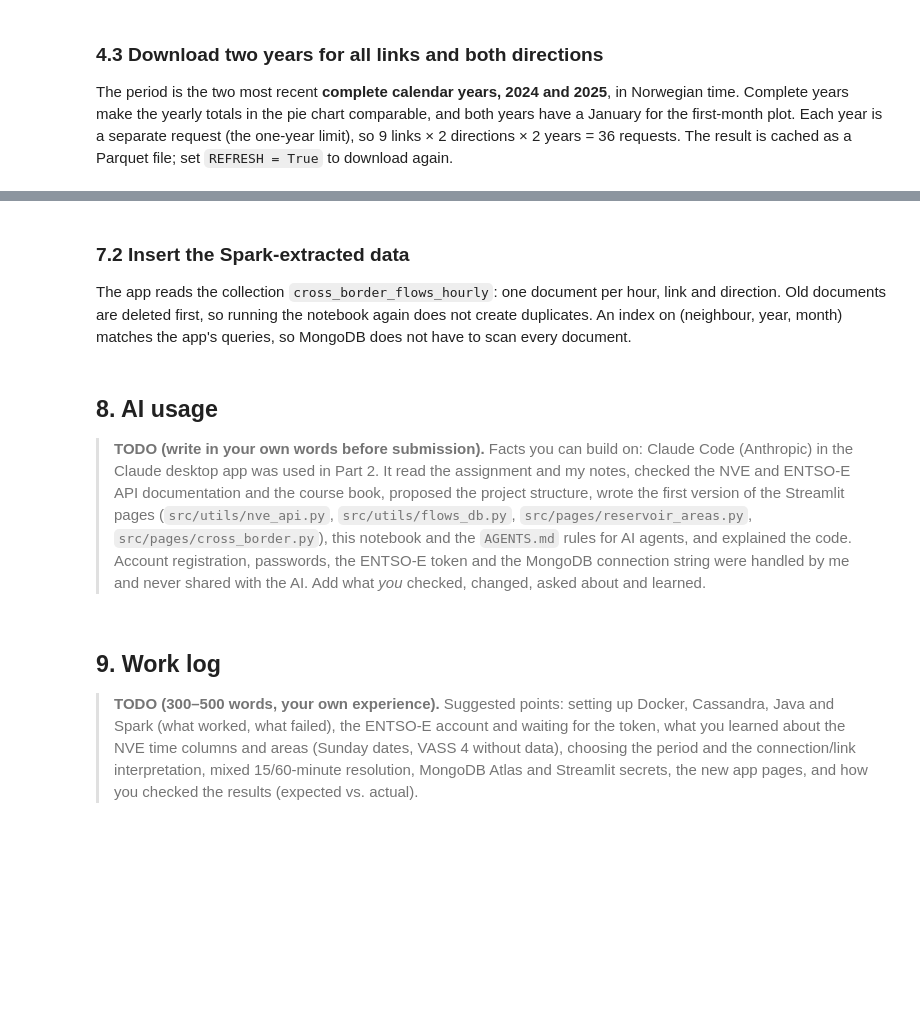
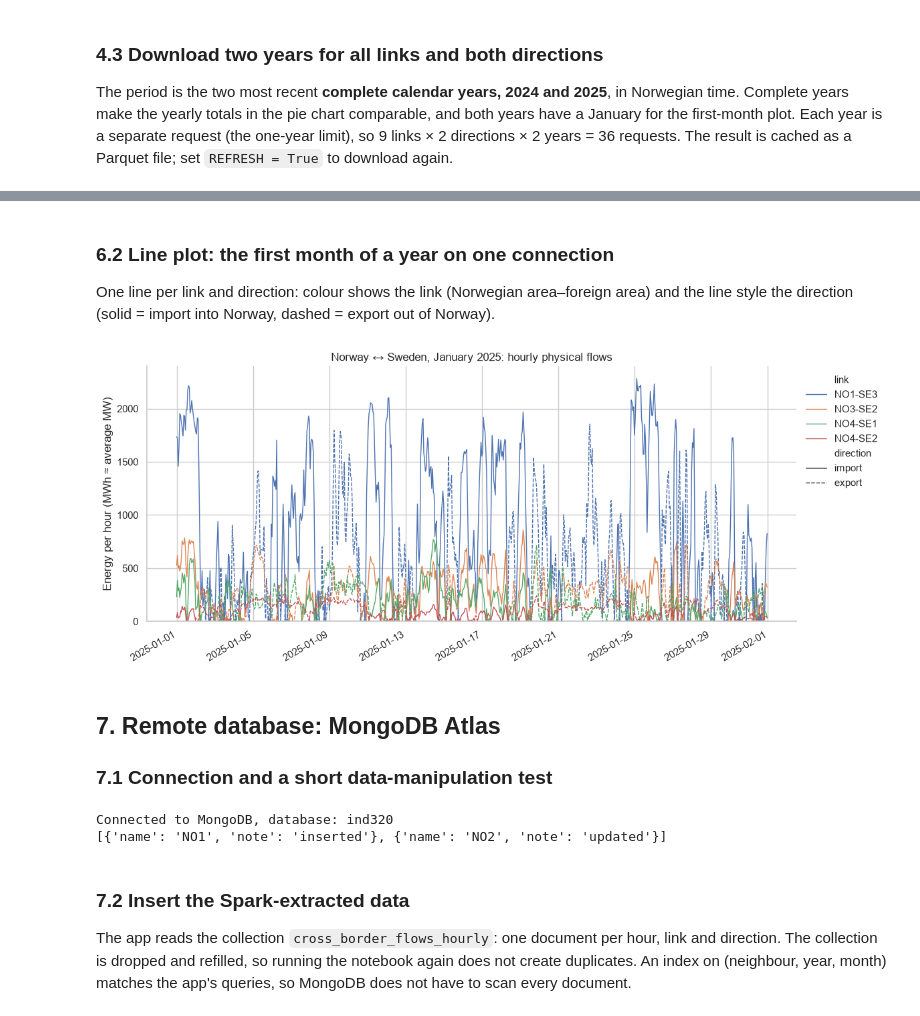
Before and after one commit to yaksh-git/ind320-dashboard-basics-yaksh-git, a Jupyter notebook: notebooks/ind320_part2.ipynb, the cells around one changed output, grey strips where cells are left out. Drawn from its saved outputs; the diff is of its cells as text; code cells hidden in the pictures; blank space fills up the shorter version.

```diff
--- a/notebooks/ind320_part2.ipynb
+++ b/notebooks/ind320_part2.ipynb
@@ -329,6 +380,7 @@ spark = (SparkSession.builder.appName('IND320-Part2')
          # Apache Arrow makes pandas <-> Spark conversion much faster for large tables.
          .config('spark.sql.execution.arrow.pyspark.enabled', 'true')
          .config('spark.driver.memory', '4g')
+         .config('spark.ui.showConsoleProgress', 'false')  # no progress bars in the output
          .getOrCreate())
 spark.sparkContext.setLogLevel('ERROR')  # Hide routine INFO/WARN messages.
 print('Spark', spark.version, '| Java', os.environ.get('JAVA_HOME', 'from PATH'))
@@ -603,20 +786,22 @@ test.drop()
 # %% [markdown]
-### 7.2 Insert the Spark-extracted data
+### 6.2 Line plot: the first month of a year on one connection
 
-The app reads the collection `cross_border_flows_hourly`: one document per hour, link and direction. Old documents
-are deleted first, so running the notebook again does not create duplicates. An index on
-(neighbour, year, month) matches the app's queries, so MongoDB does not have to scan every document.
+One line per link and direction: colour shows the link (Norwegian area–foreign area) and the line style the
+direction (solid = import into Norway, dashed = export out of Norway).
 # %%
-collection = database['cross_border_flows_hourly']
+january = hourly_pdf.loc[(hourly_pdf['neighbour'] == CHOSEN_NEIGHBOUR) & (hourly_pdf['year'] == CHOSEN_YEAR)
+                         & (hourly_pdf['month'] == 1)].copy()
+january['local_time'] = january['time'].dt.tz_convert('Europe/Oslo')
 
-# BSON needs plain Python types: datetime (UTC) for time and int/float for the numbers.
-documents = hourly_pdf.assign(time=hourly_pdf['time'].dt.tz_convert('UTC').dt.tz_localize(None))
-documents = documents.astype({'year': int, 'month': int, 'energy_mwh': float})
-records = documents.to_dict('records')
-
-collection.delete_many({})
-for first in range(0, len(records), 20_000):  # moderate batches for the free cluster
-    collection.insert_many(records[first:first + 20_000], ordered=False)
-collection.create_index([('neighbour', ASCENDING), ('year', ASCENDING), ('month', ASCENDING)])
-print(f'Documents in MongoDB: {collection.count_documents({}):,}')
-print(collection.find_one({}, {'_id': 0}))
+fig, ax = plt.subplots(figsize=(12, 5))
+sns.lineplot(data=january, x='local_time', y='energy_mwh', hue='link', style='direction',
+             style_order=['import', 'export'], estimator=None, errorbar=None, linewidth=1, ax=ax)
+ax.set(title=f'Norway ↔ {CHOSEN_NEIGHBOUR}, January {CHOSEN_YEAR}: hourly physical flows',
+       xlabel='', ylabel='Energy per hour (MWh ≈ average MW)')
+ax.set_ylim(bottom=0)
+ax.legend(loc='upper left', bbox_to_anchor=(1.0, 1.0), frameon=False)
+sns.despine()
+fig.autofmt_xdate()
+fig.tight_layout(); plt.show()
+# %% [output]
+[figure, added]
@@ -631,23 +808,27 @@ for row in collection.aggregate(pipeline):
+# %% [markdown]
+## 7. Remote database: MongoDB Atlas
+
+### 7.1 Connection and a short data-manipulation test
 # %%
-# Release local resources when the work is done.
-spark.stop()
-cluster.shutdown()
-client.close()
+from pymongo import ASCENDING, MongoClient
+
+client = MongoClient(secrets['mongo']['uri'], serverSelectionTimeoutMS=10_000)
+client.admin.command('ping')  # Raises an error if the cluster cannot be reached.
+database = client[secrets['mongo'].get('database', 'ind320')]
+print('Connected to MongoDB, database:', database.name)
+
+# Insert, update, read and delete in a throw-away collection.
+test = database['connection_test']
+test.insert_many([{'name': 'NO1', 'note': 'inserted'}, {'name': 'NO2', 'note': 'inserted'}])
+test.update_one({'name': 'NO2'}, {'$set': {'note': 'updated'}})
+print(list(test.find({}, {'_id': 0})))
+test.drop()
+# %% [output]
+Connected to MongoDB, database: ind320
+[{'name': 'NO1', 'note': 'inserted'}, {'name': 'NO2', 'note': 'updated'}]
 # %% [markdown]
-## 8. AI usage
+### 7.2 Insert the Spark-extracted data
 
-> **TODO (write in your own words before submission).** Facts you can build on: Claude Code (Anthropic) in the Claude
-> desktop app was used in Part 2. It read the assignment and my notes, checked the NVE and ENTSO-E API documentation
-> and the course book, proposed the project structure, wrote the first version of the Streamlit pages
-> (`src/utils/nve_api.py`, `src/utils/flows_db.py`, `src/pages/reservoir_areas.py`, `src/pages/cross_border.py`), this
-> notebook and the `AGENTS.md` rules for AI agents, and
-> explained the code. Account registration, passwords, the ENTSO-E token and the MongoDB connection string were
-> handled by me and never shared with the AI. Add what *you* checked, changed, asked about and learned.
+The app reads the collection `cross_border_flows_hourly`: one document per hour, link and direction. The collection is
+dropped and refilled, so running the notebook again does not create duplicates. An index on
+(neighbour, year, month) matches the app's queries, so MongoDB does not have to scan every document.
-# %% [markdown]
-## 9. Work log
-
-> **TODO (300–500 words, your own experience).** Suggested points: setting up Docker, Cassandra, Java and Spark
-> (what worked, what failed), the ENTSO-E account and waiting for the token, what you learned about the NVE time
-> columns and areas (Sunday dates, VASS 4 without data), choosing the period and the connection/link
-> interpretation, mixed 15/60-minute resolution, MongoDB Atlas and Streamlit secrets, the new app pages, and how
-> you checked the results (expected vs. actual).
```
Also changed, not shown: parts of 40 cells of this notebook, 2 other files.
